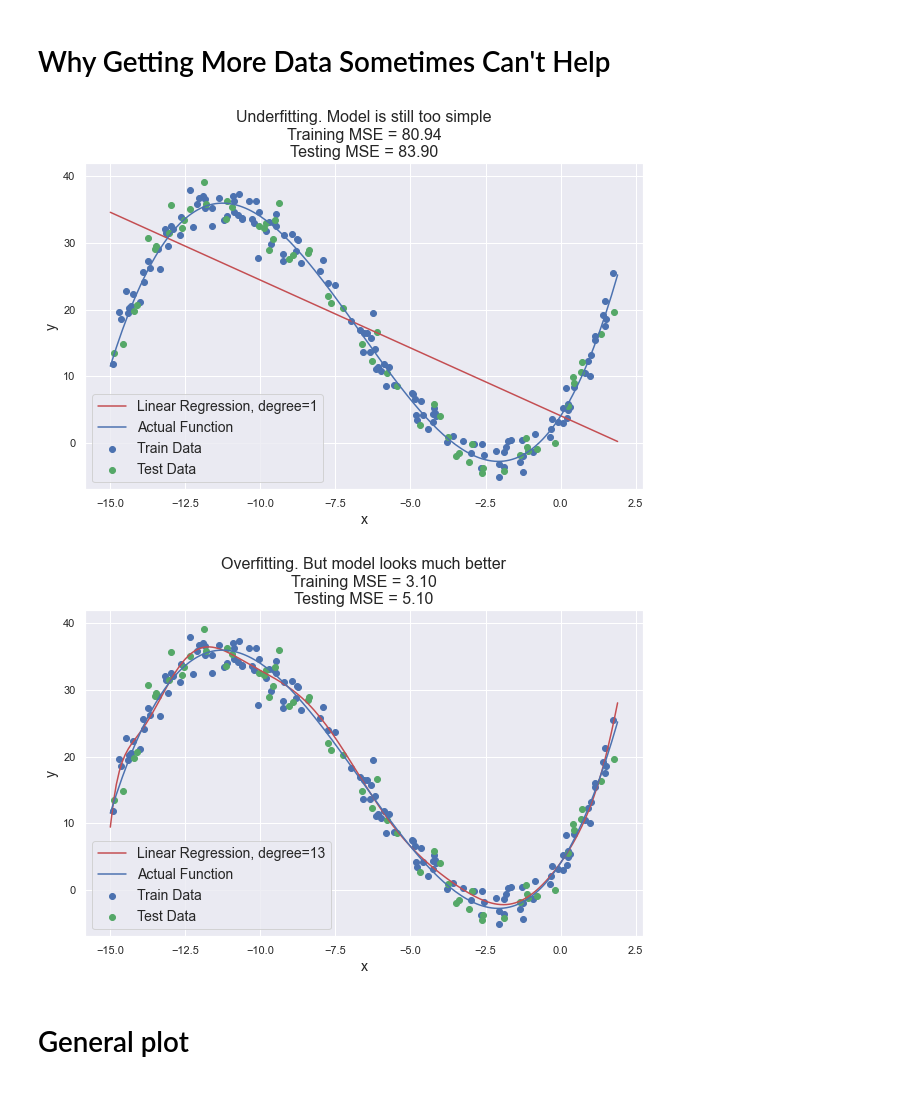
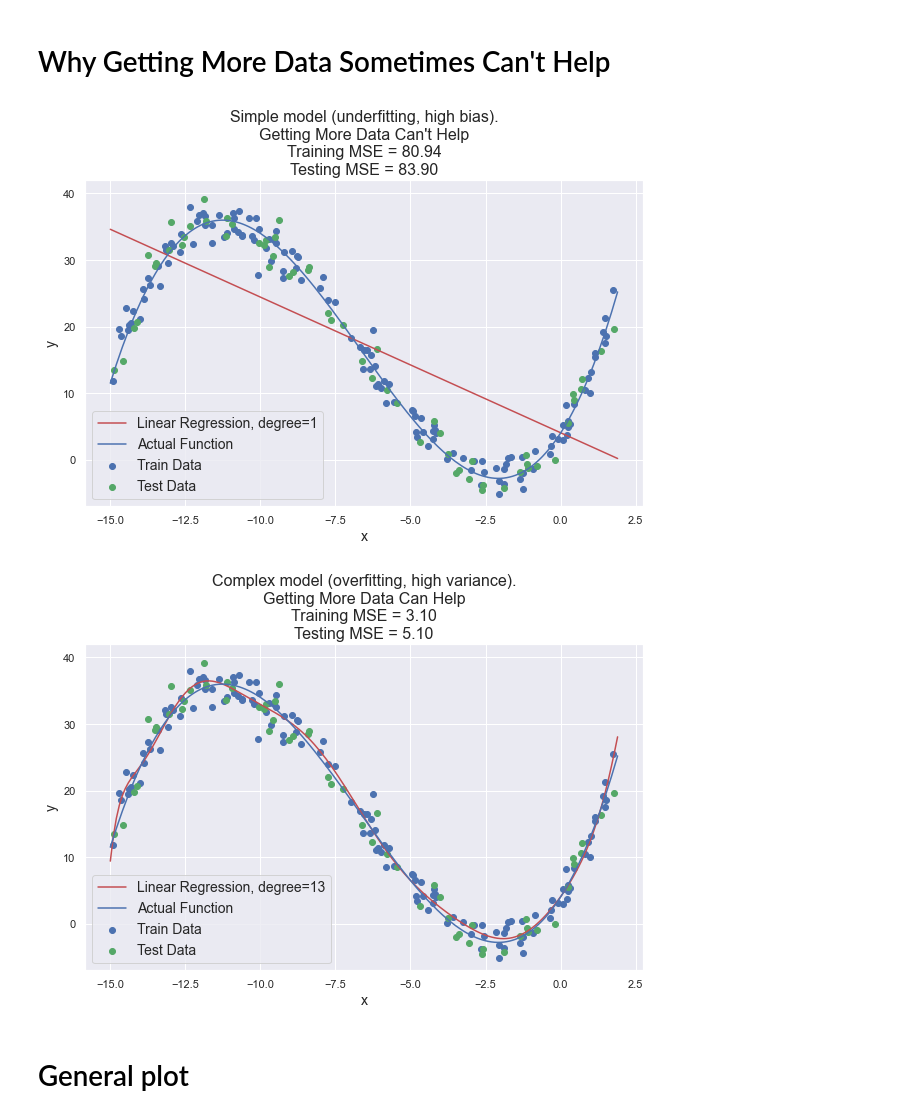
Before and after one commit to Winston-503/underfitting_vs_overfitting, a Jupyter notebook: underfitting_vs_overfitting.ipynb, the cells around one changed output. Cells and saved outputs as stored; diff of their text form; code cells hidden in the pictures.

Commit message:
Update notebook with getting more data section

```diff
--- a/underfitting_vs_overfitting.ipynb
+++ b/underfitting_vs_overfitting.ipynb
@@ -194,15 +194,16 @@ x_big_train, x_big_test, y_big_train, y_big_test = train_test_split(
 # %%
 simple_model = polynomial_regression(degree=simple_degree)
 simple_model.fit(x_big_train[:, np.newaxis], y_big_train)
 
 plot_regression(x_big_train, y_big_train,
                 x_big_test, y_big_test,
                 x_big_true, y_big_true,
                 simple_model,
                 model_label=f"Linear Regression, degree={simple_degree}",
-                title='Underfitting. Model is still too simple')
+                title='Simple model (underfitting, high bias).\n' +
+                      "Getting More Data Can't Help.")
 # %% [output]
-[figure, old version]
+[figure, new version]
 # %%
 complex_model = polynomial_regression(degree=complex_degree)
 complex_model.fit(x_big_train[:, np.newaxis], y_big_train)
@@ -212,9 +213,10 @@ plot_regression(x_big_train, y_big_train,
                 x_big_true, y_big_true,
                 complex_model,
                 model_label=f"Linear Regression, degree={complex_degree}",
-                title='Overfitting. But model looks much better')
+                title='Complex model (overfitting, high variance).\n' +
+                      "Getting More Data Can Help.")
 # %% [output]
-[figure, old version]
+[figure, new version]
 # %% [markdown]
 # General plot
 # %%
```
Also changed, not shown: parts of 1 cell of this notebook.
